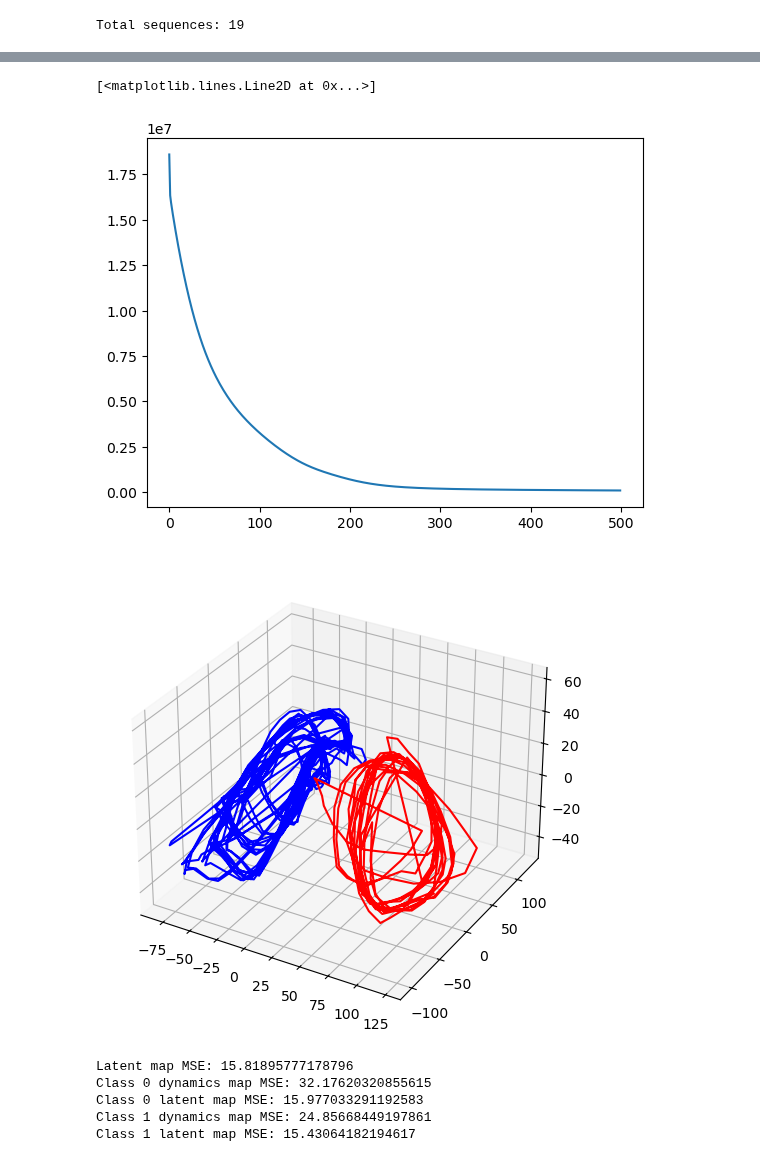
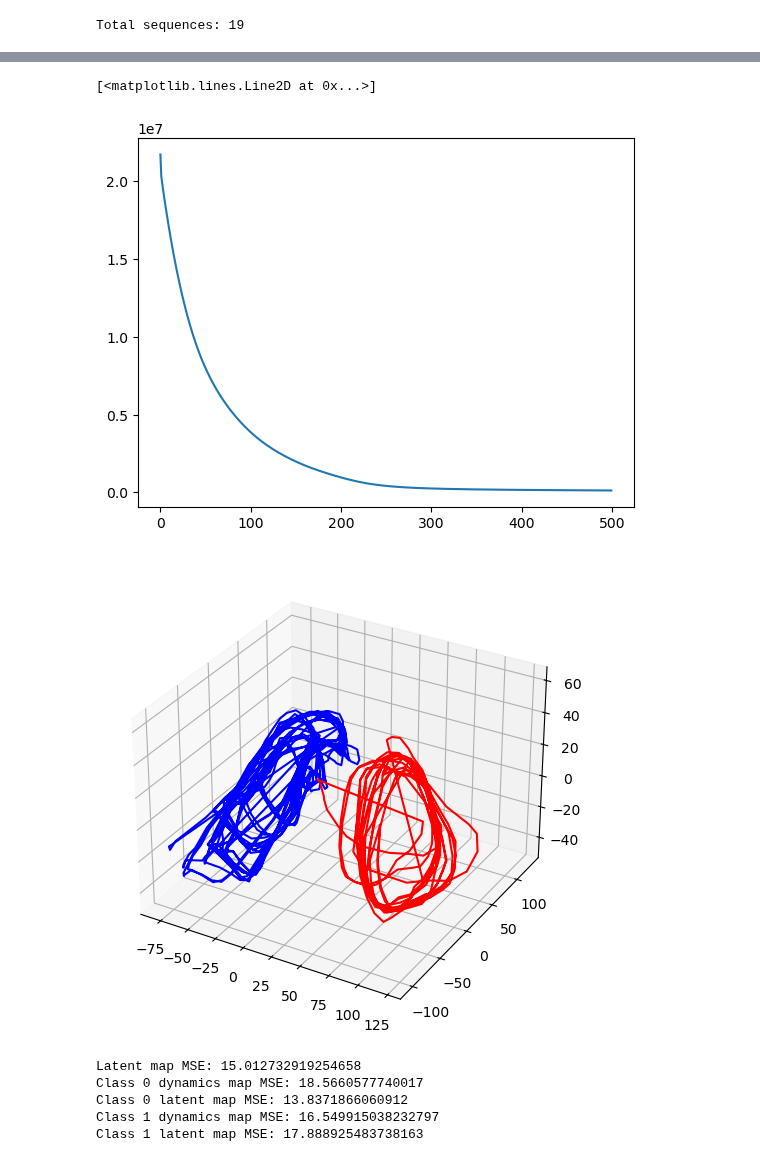
Before and after one commit to Priyanshu4/gpmdm, a Jupyter notebook: notebooks/train_gpmdm.ipynb, the cells around one changed output, grey strips where cells are left out. Drawn from its saved outputs; the diff is of its cells as text; code cells hidden in the pictures.

```diff
--- a/notebooks/train_gpmdm.ipynb
+++ b/notebooks/train_gpmdm.ipynb
@@ -15,7 +15,7 @@ print(f"Number of DOFs: {DOFs}")
 
 # By default, the dataset is 120 fps
 # We can downsample it (DOWNSAMPLE of 5 divides the frame rate by 5)
-DOWNSAMPLE = 5
+DOWNSAMPLE = 4
 
 walk_train_dfs = [trial.as_dataframe() for trial in WALK_TRIALS_TRAIN]
 walk_train_arrs = [df[reduced_columns].to_numpy().astype(np.float32)[::DOWNSAMPLE, :] for df in walk_train_dfs]
@@ -79,7 +79,7 @@ Total sequences: 19
 gpdm.init_X()
 losses = gpdm.train_adam(num_opt_steps=num_optimization_steps, num_print_steps=10, lr=learning_rate)
 
-gpdm.save(f'{gpdm_save_name}_2024_12_04.pth')
+gpdm.save(f'{gpdm_save_name}.pth')
 
 plt.plot(losses)
 # %% [output]
@@ -103,5 +103,5 @@ Model and hyperparameters saved to gpmdm_2024_12_04
 [<matplotlib.lines.Line2D at 0x...>]
-[figure, old version]
+[figure, new version]
 # %%
 # Plot the latent space
 fig = plt.figure(figsize=(10, 6))
@@ -115,7 +115,7 @@ ax.plot(X1[:, 0], X1[:, 1], X1[:, 2], 'r')
 
 plt.show()
 # %% [output]
-[figure, old version]
+[figure, new version]
 # %%
 gpdm.set_evaluation_mode()
 _, _, _, latent_map_mse = gpdm.get_latent_map_performance()
@@ -128,11 +128,11 @@ for i in range(gpdm.n_classes):
     print(f"Class {i} dynamics map MSE: {dynamics_MSE}")
     print(f"Class {i} latent map MSE: {latent_map_mse}")
 # %% [output]
-Latent map MSE: 15.81895777178796
-Class 0 dynamics map MSE: 32.17620320855615
-Class 0 latent map MSE: 15.977033291192583
-Class 1 dynamics map MSE: 24.85668449197861
-Class 1 latent map MSE: 15.43064182194617
+Latent map MSE: 15.012732919254658
+Class 0 dynamics map MSE: 18.5660577740017
+Class 0 latent map MSE: 13.8371866060912
+Class 1 dynamics map MSE: 16.549915038232797
+Class 1 latent map MSE: 17.888925483738163
 # %%
 # For each class, pick a random point from the training latent space and generate a sequence
 
```
Also changed, not shown: parts of 4 cells of this notebook, 3 other files.
